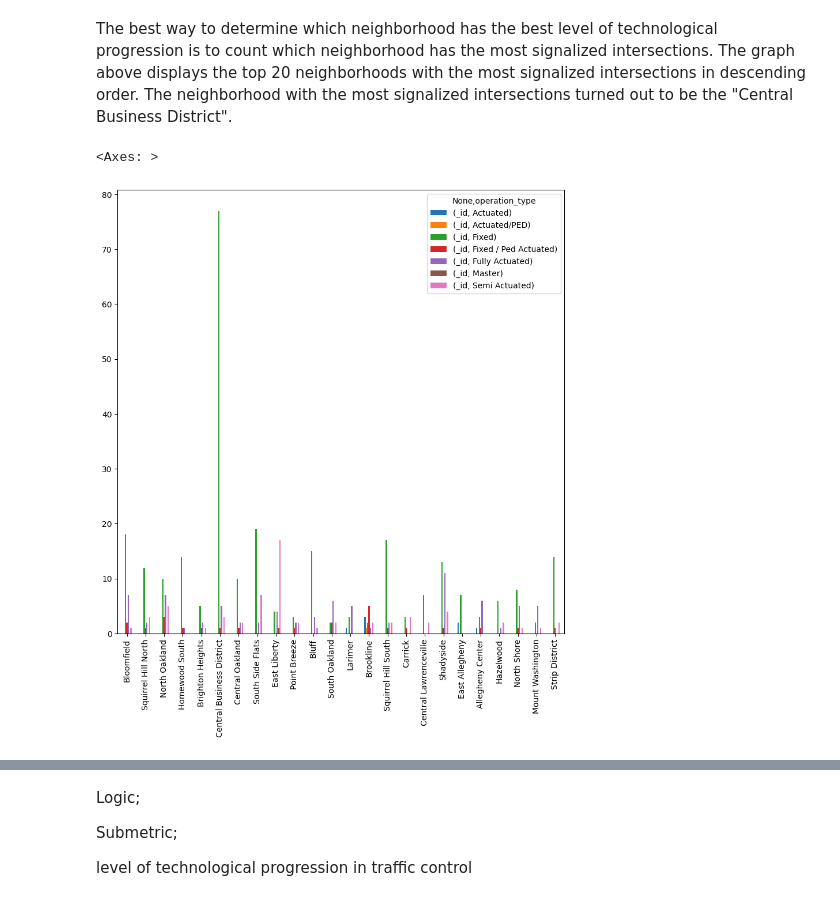
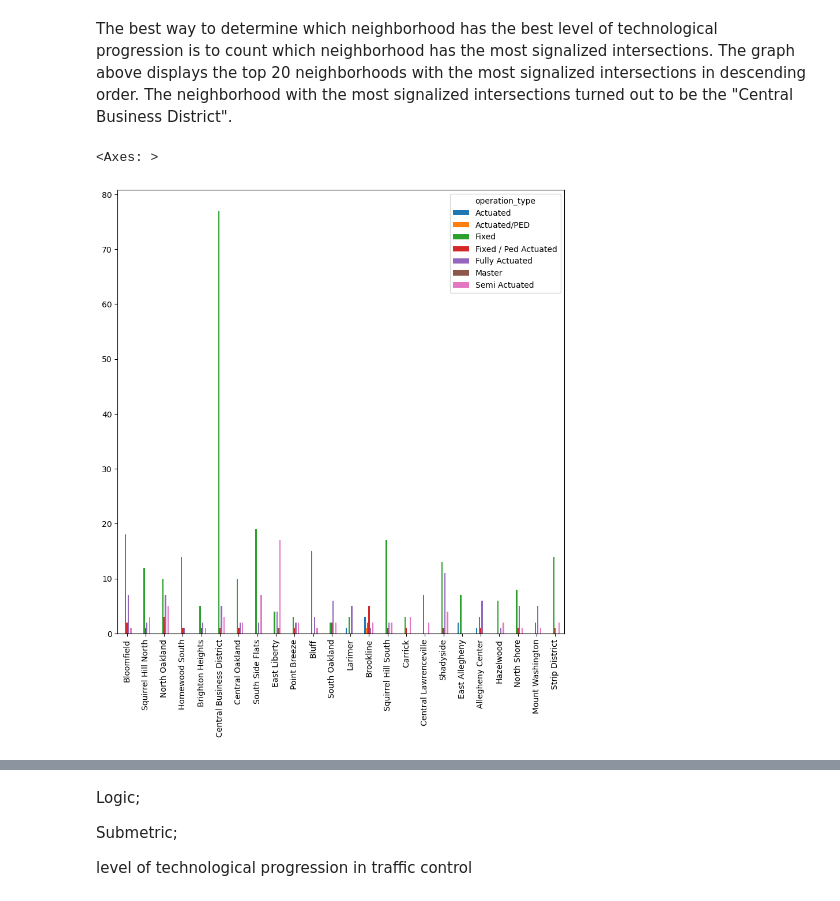
Before and after one commit to pollynaneva/finalneighborhoodproject, a Jupyter notebook: VeronikaData/SignalizedIntersections.ipynb, the cells around one changed output, grey strips where cells are left out. Saved outputs shown, nothing was run; the diff lists cells and outputs as text; code cells hidden in the pictures.

```diff
--- a/VeronikaData/SignalizedIntersections.ipynb
+++ b/VeronikaData/SignalizedIntersections.ipynb
@@ -42,13 +42,13 @@ increasingSorted.plot.bar(figsize=(10, 10))
 # %% [markdown]
 The best way to determine which neighborhood has the best level of technological progression is to count which neighborhood has the most signalized intersections. The graph above displays the top 20 neighborhoods with the most signalized intersections in descending order. The neighborhood with the most signalized intersections turned out to be the "Central Business District".
 # %%
-neighborhoodStats = signalInter.pivot_table(index="neighborhood", columns="operation_type", aggfunc = "count", fill_value=0)
+neighborhoodStats = signalInter.pivot_table(index="neighborhood", columns="operation_type",values="id", aggfunc = "count", fill_value=0)
 neighborhoodStats = neighborhoodStats.iloc[:, :7]
 bestHoodsSorted = neighborhoodStats.loc[reduced.index]
 bestHoodsSorted.plot.bar(figsize=(10, 10))
 # %% [output]
 <Axes: >
-[figure, old version]
+[figure, new version]
 # %%
 bestNeighborhood = bestHoodsSorted.loc['Central Business District']
 bestNeighborhood.plot.pie(figsize=(10, 10))
```
Also changed, not shown: parts of 1 cell of this notebook.
